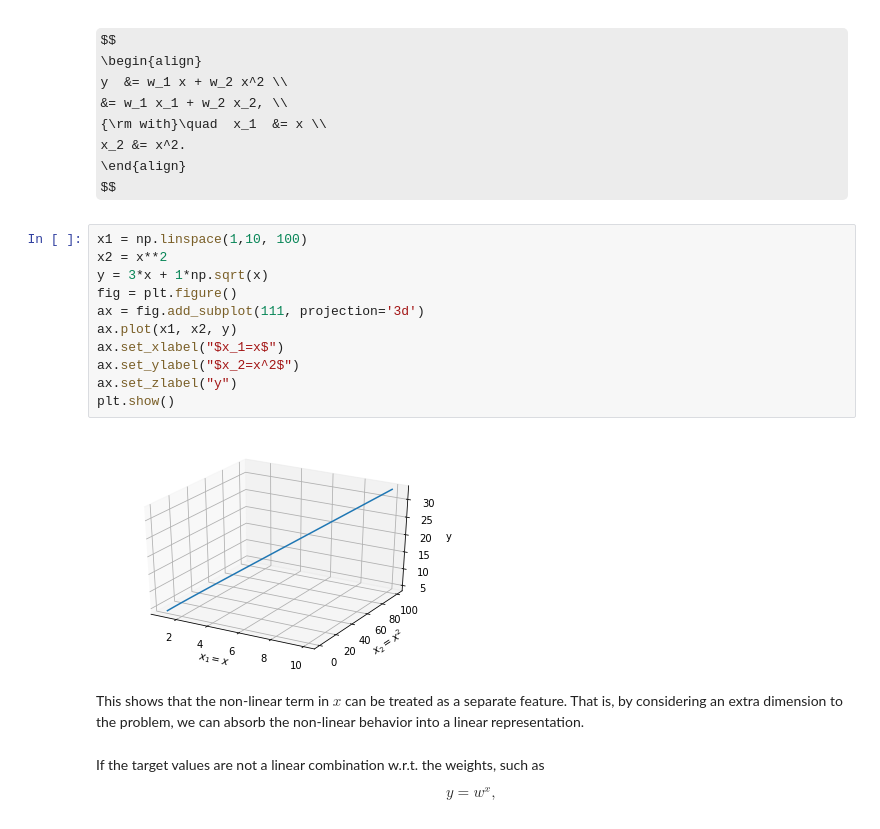
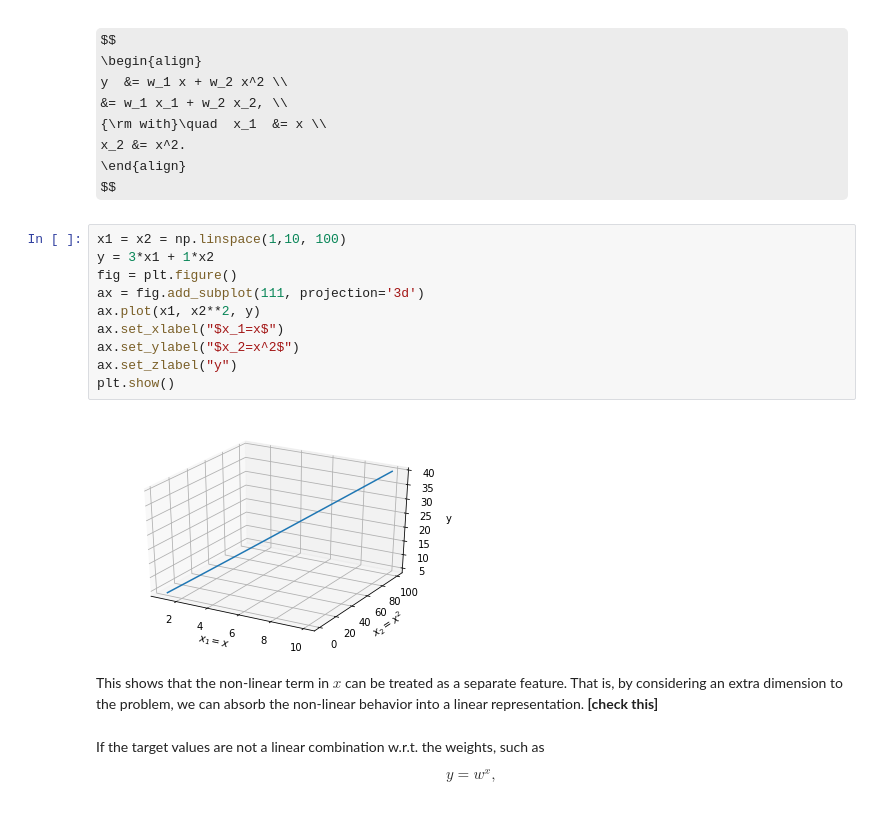
Before and after one commit to bdhammel/ml-cliff-notes, a Jupyter notebook: linear_regression.ipynb, the cells around one changed output. Drawn from its saved outputs; the diff is of its cells as text; some formulas as TeX source.

```diff
--- a/linear_regression.ipynb
+++ b/linear_regression.ipynb
@@ -152,20 +153,19 @@ x_2 &= x^2.
 \end{align}
 $$
 # %%
-x1 = np.linspace(1,10, 100)
-x2 = x**2
-y = 3*x + 1*np.sqrt(x)
+x1 = x2 = np.linspace(1,10, 100)
+y = 3*x1 + 1*x2
 fig = plt.figure()
 ax = fig.add_subplot(111, projection='3d')
-ax.plot(x1, x2, y)
+ax.plot(x1, x2**2, y)
 ax.set_xlabel("$x_1=x$")
 ax.set_ylabel("$x_2=x^2$")
 ax.set_zlabel("y")
 plt.show()
 # %% [output]
-[figure, old version]
+[figure, new version]
 # %% [markdown]
-This shows that the non-linear term in $x$ can be treated as a separate feature. That is, by considering an extra dimension to the problem, we can absorb the non-linear behavior into a linear representation.
+This shows that the non-linear term in $x$ can be treated as a separate feature. That is, by considering an extra dimension to the problem, we can absorb the non-linear behavior into a linear representation. **[check this]**
 # %% [markdown]
 If the target values are not a linear combination w.r.t. the weights, such as
 
```
Also changed, not shown: parts of 10 cells of this notebook.
